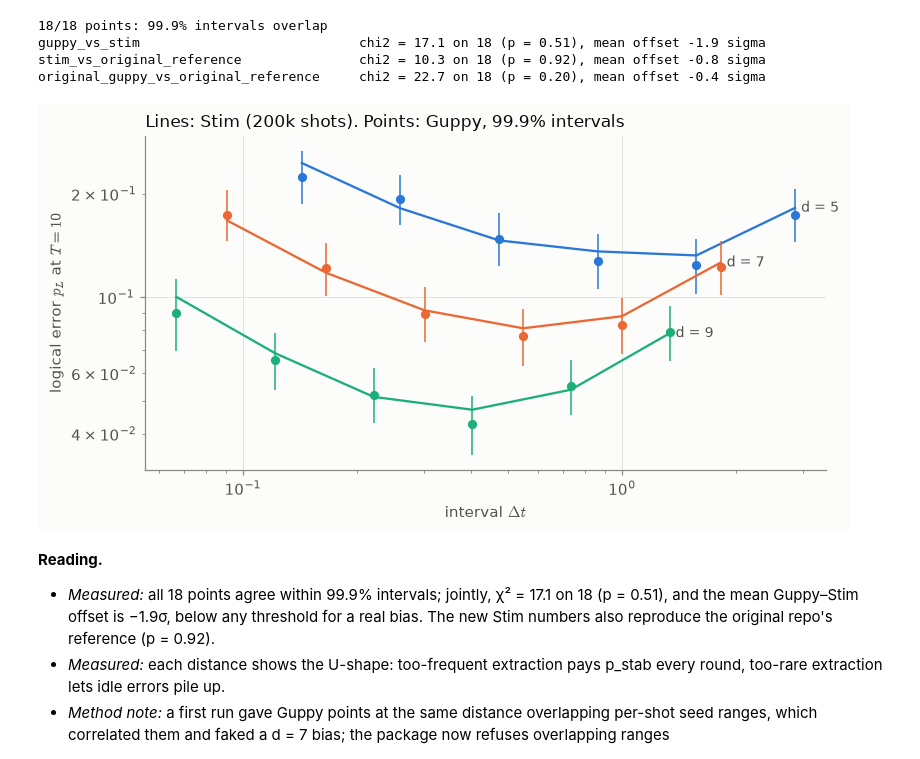
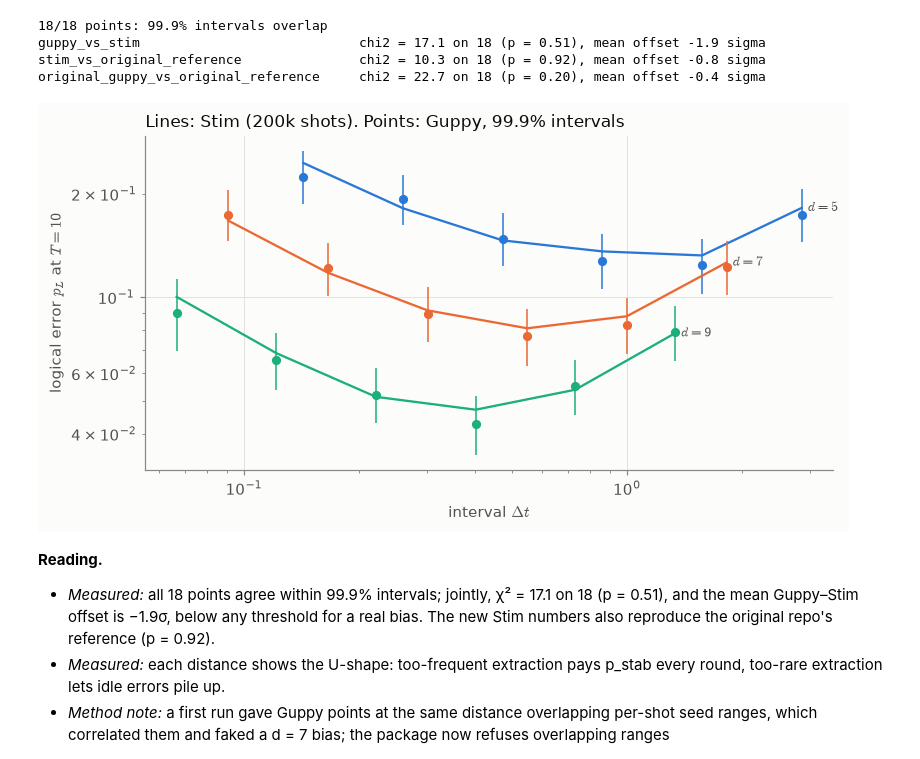
Before and after one commit to hvermaQ/qec-timing-submission, a Jupyter notebook: notebooks/03_paper_model_guppy_vs_stim.ipynb, the cells around one changed output. Drawn from its saved outputs; the diff is of its cells as text; code cells hidden in the pictures.

```diff
--- a/notebooks/03_paper_model_guppy_vs_stim.ipynb
+++ b/notebooks/03_paper_model_guppy_vs_stim.ipynb
@@ -32,22 +32,22 @@ original_guppy_vs_original_reference     chi2 = 22.7 on 18 (p = 0.20), mean offs
 # %%
 fig, ax = plt.subplots(figsize=(7.5, 4))
 for d in (5, 7, 9):
     rows = [r for r in cc["rows"] if r["d"] == d]
     dt = np.array([r["dt"] for r in rows])
     st = np.array([r["stim"]["p_L"] for r in rows])
     g = np.array([r["guppy"]["p_L"] for r in rows])
     glo = g - np.array([r["guppy"]["ci"][0] for r in rows]); ghi = np.array([r["guppy"]["ci"][1] for r in rows]) - g
     c = P.SERIES[(5, 7, 9).index(d)]                       # slots 1-3 for this study's distances
     ax.plot(dt, st, "-", color=c, lw=1.5)
     ax.errorbar(dt, g, yerr=[glo, ghi], fmt="o", color=c, ms=5, capsize=0, lw=1)
-    P.label_end(ax, dt[-1], st[-1], f"d = {d}")
+    P.label_end(ax, dt[-1], st[-1], P.dl(d))
 ax.set_xscale("log"); ax.set_yscale("log")
 ax.set_xlabel(r"interval $\Delta t$"); ax.set_ylabel(r"logical error $p_L$ at $T = 10$")
 ax.set_title("Lines: Stim (200k shots). Points: Guppy, 99.9% intervals", loc="left")
 fig.tight_layout()
 P.save(fig, "03_paper_model_guppy_vs_stim_1")
 # %% [output]
-[figure, old version]
+[figure, new version]
 # %% [markdown]
 **Reading.**
 - *Measured:* all 18 points agree within 99.9% intervals; jointly, χ² = 17.1 on 18 (p = 0.51),
```
Also changed, not shown: parts of 4 cells of this notebook, 54 other files.
